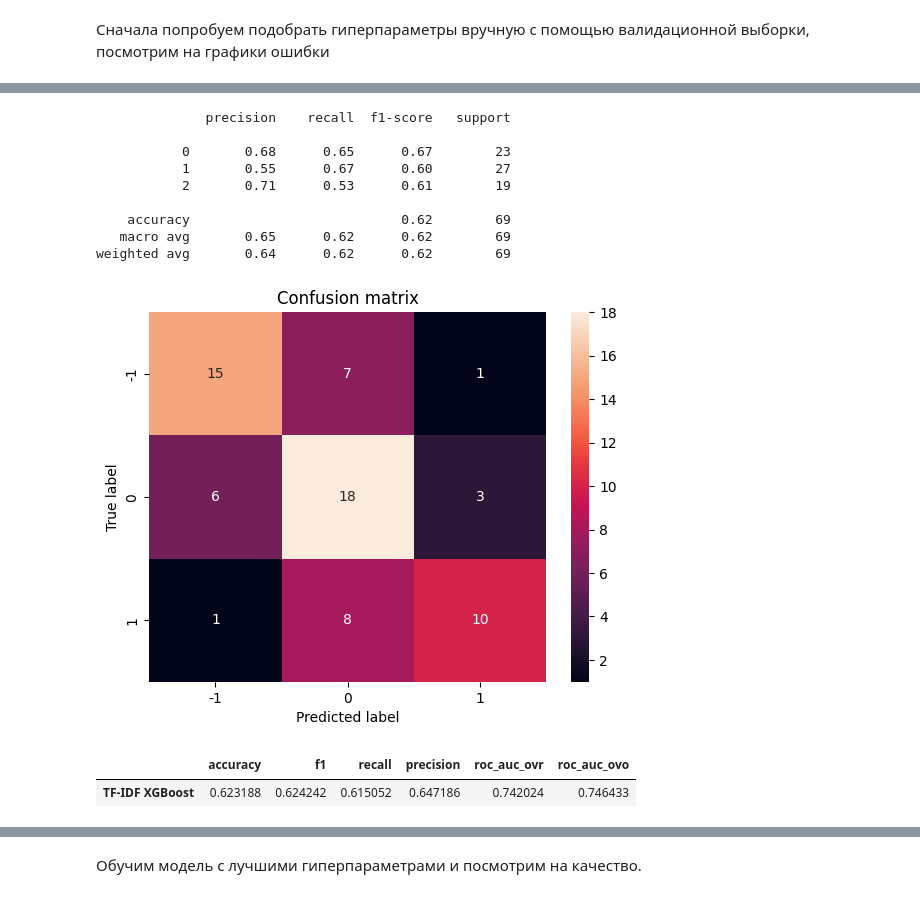
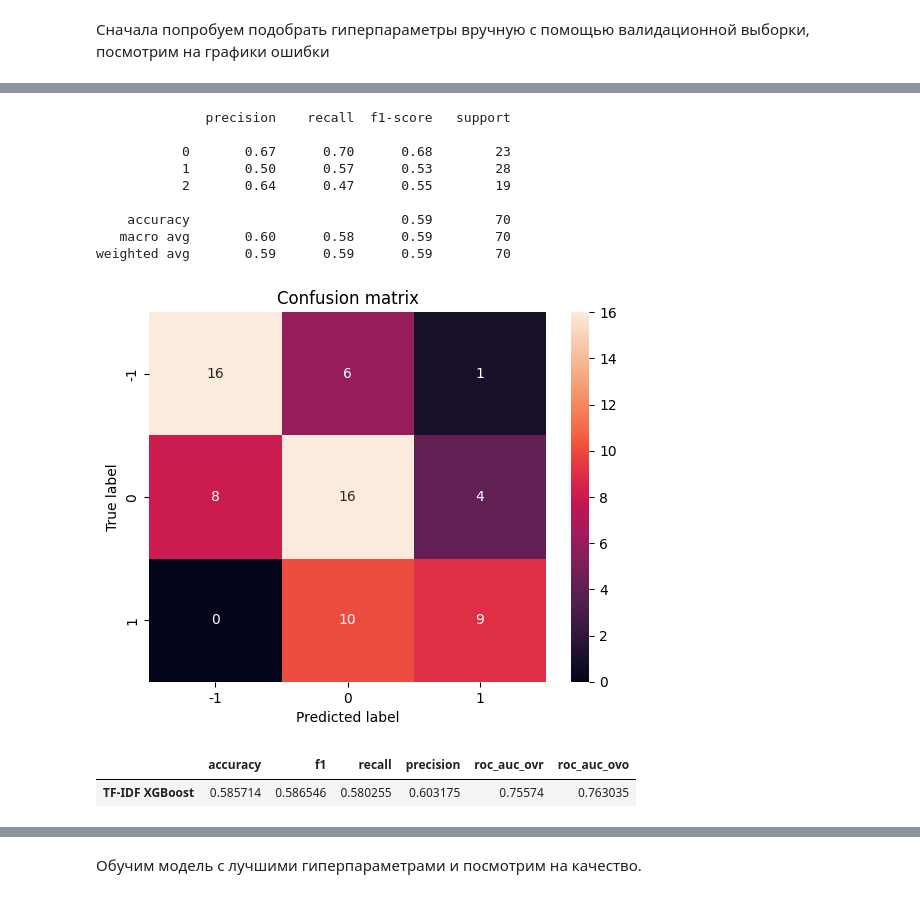
Before and after one commit to ai24-team-15/cbr-press-release-classifier, a Jupyter notebook: ml/non_linear_models/xgboost.ipynb, the cells around one changed output, grey strips where cells are left out. Saved outputs shown, nothing was run; the diff lists cells and outputs as text; code cells hidden in the pictures.

Commit message:
recalc non-linear models

```diff
--- a/ml/non_linear_models/xgboost.ipynb
+++ b/ml/non_linear_models/xgboost.ipynb
@@ -87,33 +89,33 @@ df_best_params
 # %%
 min_best_param = df_best_params[df_best_params['mlogloss'] == df_best_params['mlogloss'].min()]
 model = XGBClassifier(
     max_depth=min_best_param['depth'].values[0],
     learning_rate=min_best_param['lr'].values[0],
     n_estimators=min_best_param['n_estimators'].values[0],
     random_state=42
 )
-metrics, model = calc_metrics(
+metric, model = calc_metrics(
     tf_idf,
     y_le,
     model,
     name="TF-IDF XGBoost"
 )
 # %% [output]
               precision    recall  f1-score   support
 
-           0       0.68      0.65      0.67        23
-           1       0.55      0.67      0.60        27
-           2       0.71      0.53      0.61        19
+           0       0.67      0.70      0.68        23
+           1       0.50      0.57      0.53        28
+           2       0.64      0.47      0.55        19
 
-    accuracy                           0.62        69
-   macro avg       0.65      0.62      0.62        69
-weighted avg       0.64      0.62      0.62        69
+    accuracy                           0.59        70
+   macro avg       0.60      0.58      0.59        70
+weighted avg       0.59      0.59      0.59        70
-[figure, old version]
+[figure, new version]
-# %%
-metrics
-# %% [output]
-|  | accuracy | f1 | recall | precision | roc_auc_ovr | roc_auc_ovo |
-| TF-IDF XGBoost | 0.623188 | 0.624242 | 0.615052 | 0.647186 | 0.742024 | 0.746433 |
+# %%
+metric
+# %% [output]
+|  | accuracy | f1 | recall | precision | roc_auc_ovr | roc_auc_ovo |
+| TF-IDF XGBoost | 0.585714 | 0.586546 | 0.580255 | 0.603175 | 0.75574 | 0.763035 |
 # %%
 def objective(trial):
     params = {
```
Also changed, not shown: parts of 8 cells of this notebook, 6 other files.
